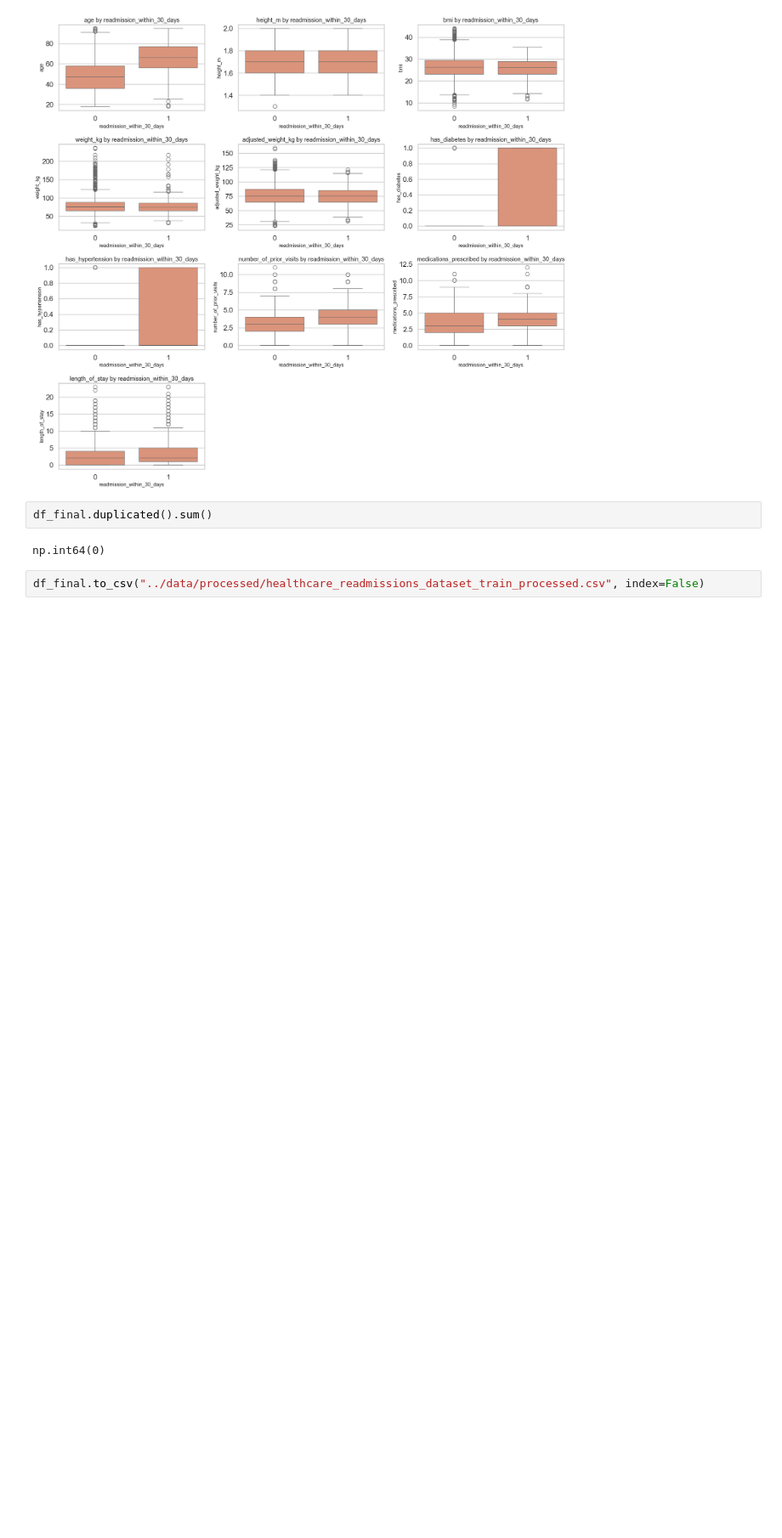
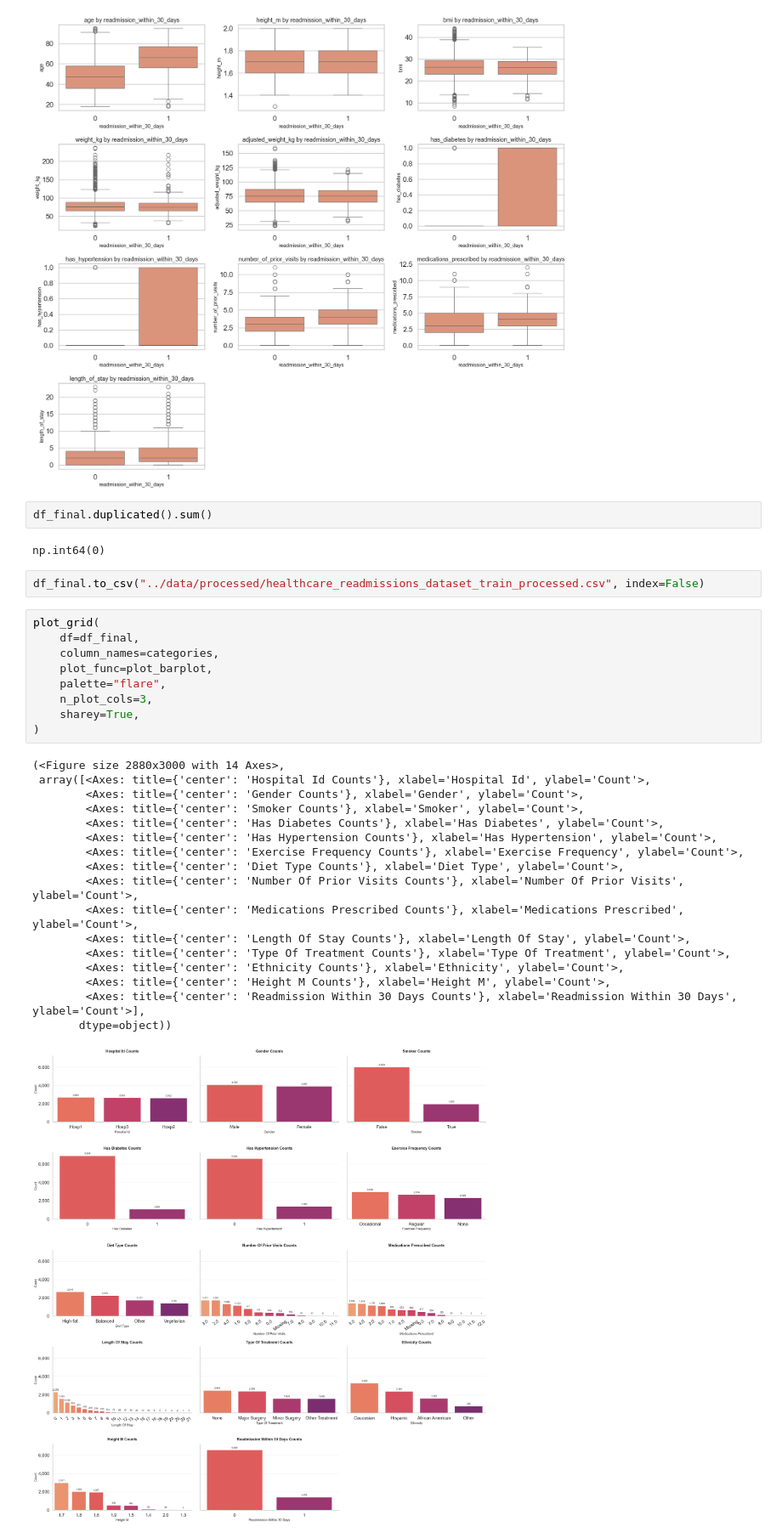
Before and after one commit to japhelan/vertex-readmissions, a Jupyter notebook: proj/jp-proj-eda-notebook.ipynb, the cells around one changed output. Shown at 85% size. Saved outputs shown, nothing was run; the diff lists cells and outputs as text; blank space fills up the shorter version.

```diff
--- a/proj/jp-proj-eda-notebook.ipynb
+++ b/proj/jp-proj-eda-notebook.ipynb
@@ -373,3 +408,30 @@ df_final.duplicated().sum()
 np.int64(0)
 # %%
 df_final.to_csv("../data/processed/healthcare_readmissions_dataset_train_processed.csv", index=False)
+# %%
+plot_grid(
+    df=df_final,
+    column_names=categories,
+    plot_func=plot_barplot,
+    palette="flare",
+    n_plot_cols=3,
+    sharey=True,
+)
+# %% [output]
+(<Figure size 2880x3000 with 14 Axes>,
+ array([<Axes: title={'center': 'Hospital Id Counts'}, xlabel='Hospital Id', ylabel='Count'>,
+        <Axes: title={'center': 'Gender Counts'}, xlabel='Gender', ylabel='Count'>,
+        <Axes: title={'center': 'Smoker Counts'}, xlabel='Smoker', ylabel='Count'>,
+        <Axes: title={'center': 'Has Diabetes Counts'}, xlabel='Has Diabetes', ylabel='Count'>,
+        <Axes: title={'center': 'Has Hypertension Counts'}, xlabel='Has Hypertension', ylabel='Count'>,
+        <Axes: title={'center': 'Exercise Frequency Counts'}, xlabel='Exercise Frequency', ylabel='Count'>,
+        <Axes: title={'center': 'Diet Type Counts'}, xlabel='Diet Type', ylabel='Count'>,
+        <Axes: title={'center': 'Number Of Prior Visits Counts'}, xlabel='Number Of Prior Visits', ylabel='Count'>,
+        <Axes: title={'center': 'Medications Prescribed Counts'}, xlabel='Medications Prescribed', ylabel='Count'>,
+        <Axes: title={'center': 'Length Of Stay Counts'}, xlabel='Length Of Stay', ylabel='Count'>,
+        <Axes: title={'center': 'Type Of Treatment Counts'}, xlabel='Type Of Treatment', ylabel='Count'>,
+        <Axes: title={'center': 'Ethnicity Counts'}, xlabel='Ethnicity', ylabel='Count'>,
+        <Axes: title={'center': 'Height M Counts'}, xlabel='Height M', ylabel='Count'>,
+        <Axes: title={'center': 'Readmission Within 30 Days Counts'}, xlabel='Readmission Within 30 Days', ylabel='Count'>],
+       dtype=object))
+[figure, added]
```
Also changed, not shown: parts of 4 cells of this notebook, 36 other files.
